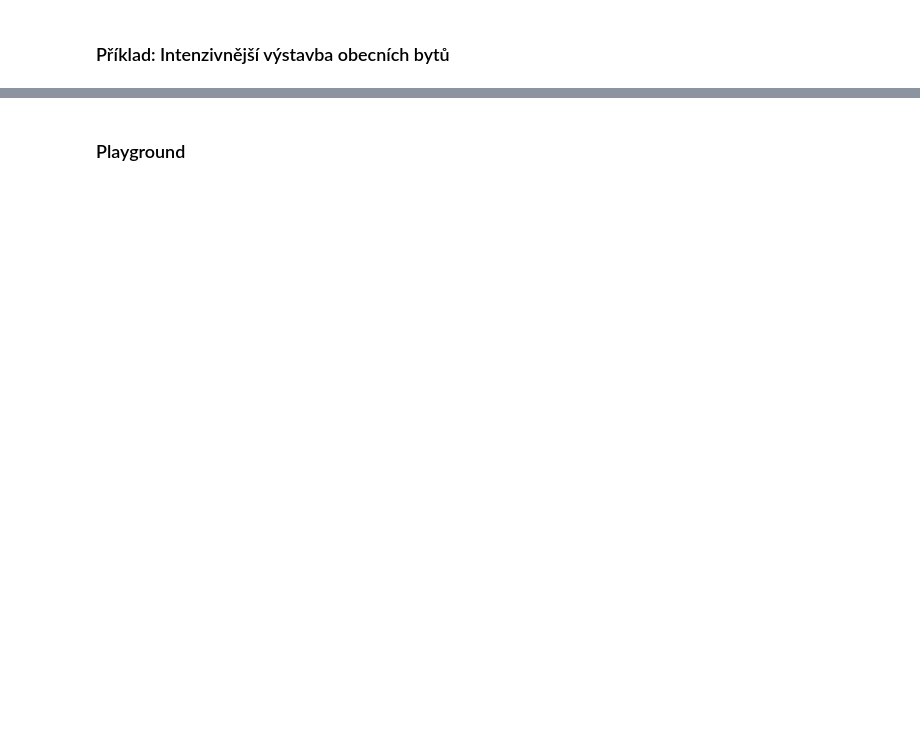
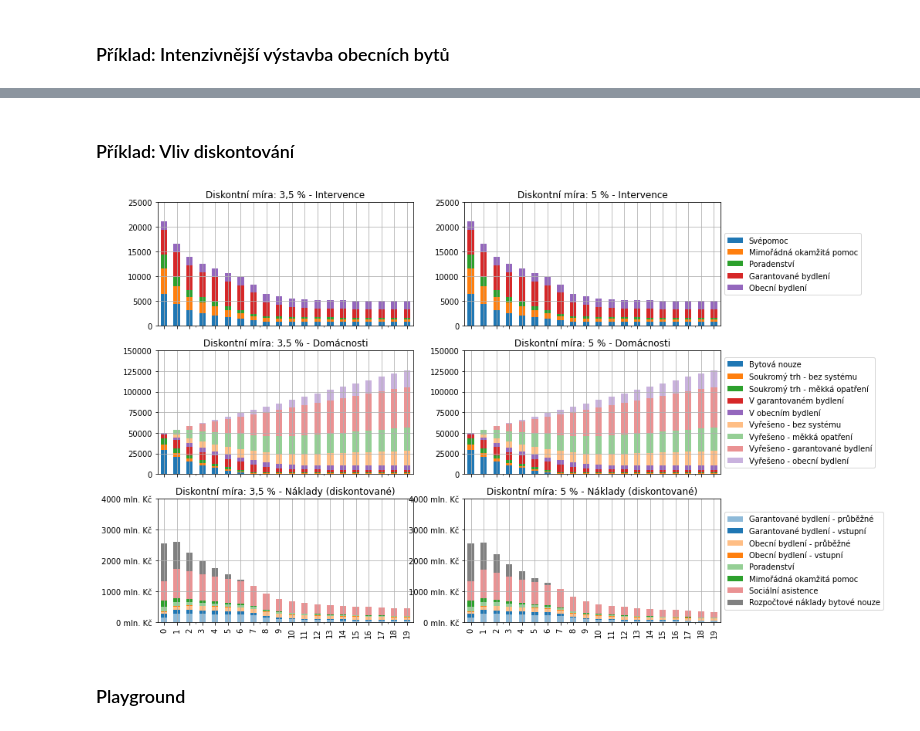
Before and after one commit to vitekzkytek/SocialHousingModel, a Jupyter notebook: model.ipynb, the cells around one changed output, grey strips where cells are left out. Drawn from its saved outputs; the diff is of its cells as text; code cells hidden in the pictures; blank space fills up the shorter version.

```diff
--- a/model.ipynb
+++ b/model.ipynb
@@ -368,3 +383,16 @@ compare_variants(default_variant, variant_more_municipals);
+# %% [markdown]
+### Příklad: Vliv diskontování
+# %%
+default_variant = copy.deepcopy(VARIANT_1_OPTIMISTIC)
+default_variant['title'] = 'Diskontní míra: 3,5 %'
+
+variant_higher_discount_rate = copy.deepcopy(default_variant)
+variant_higher_discount_rate['discount_rate'] = 0.05
+variant_higher_discount_rate['title'] = 'Diskontní míra: 5 %'
+
+compare_variants(default_variant, variant_higher_discount_rate);
+# %% [output]
+[figure, added]
 # %% [markdown]
 ### Playground
 # %%
```
Also changed, not shown: parts of 16 cells of this notebook, 2 other files.
